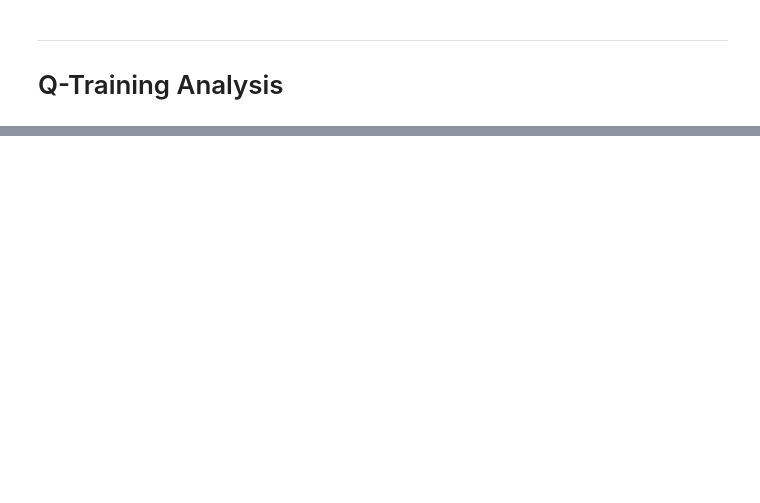
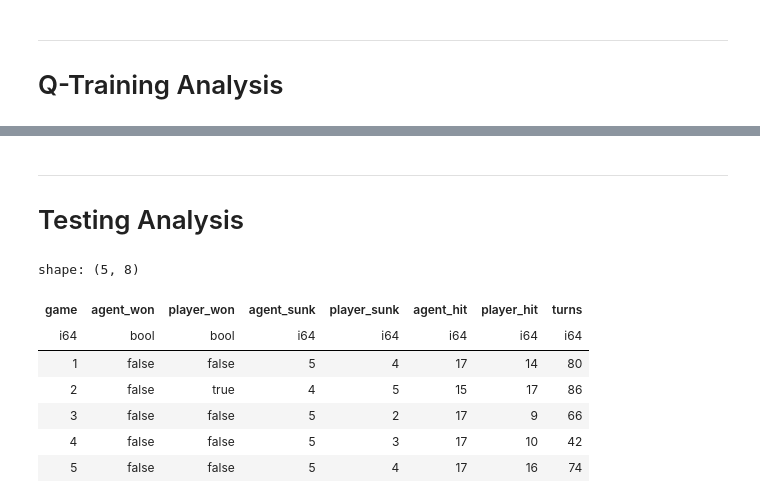
Before and after one commit to HumbleHominid/battleship_rl, a Jupyter notebook: training/analysis.ipynb, the cells around one changed output, grey strips where cells are left out. Saved outputs shown, nothing was run; the diff lists cells and outputs as text; code cells hidden in the pictures; blank space fills up the shorter version.

Commit message:
q-agent analysis setup

```diff
--- a/training/analysis.ipynb
+++ b/training/analysis.ipynb
@@ -349 +446,17 @@ Best mean turns: 42.4
 [interactive output not drawn]
+# %% [markdown]
+---
+
+# Testing Analysis
+# %%
+q_agent_df = pl.read_csv(q_agent_csv)
+q_agent_df.show()
+# %% [output]
+shape: (5, 8)
+| game | agent_won | player_won | agent_sunk | player_sunk | agent_hit | player_hit | turns |
+| i64 | bool | bool | i64 | i64 | i64 | i64 | i64 |
+| 1 | false | false | 5 | 4 | 17 | 14 | 80 |
+| 2 | false | true | 4 | 5 | 15 | 17 | 86 |
+| 3 | false | false | 5 | 2 | 17 | 9 | 66 |
+| 4 | false | false | 5 | 3 | 17 | 10 | 42 |
+| 5 | false | false | 5 | 4 | 17 | 16 | 74 |
```
Also changed, not shown: parts of 9 cells of this notebook, 2 other files.
